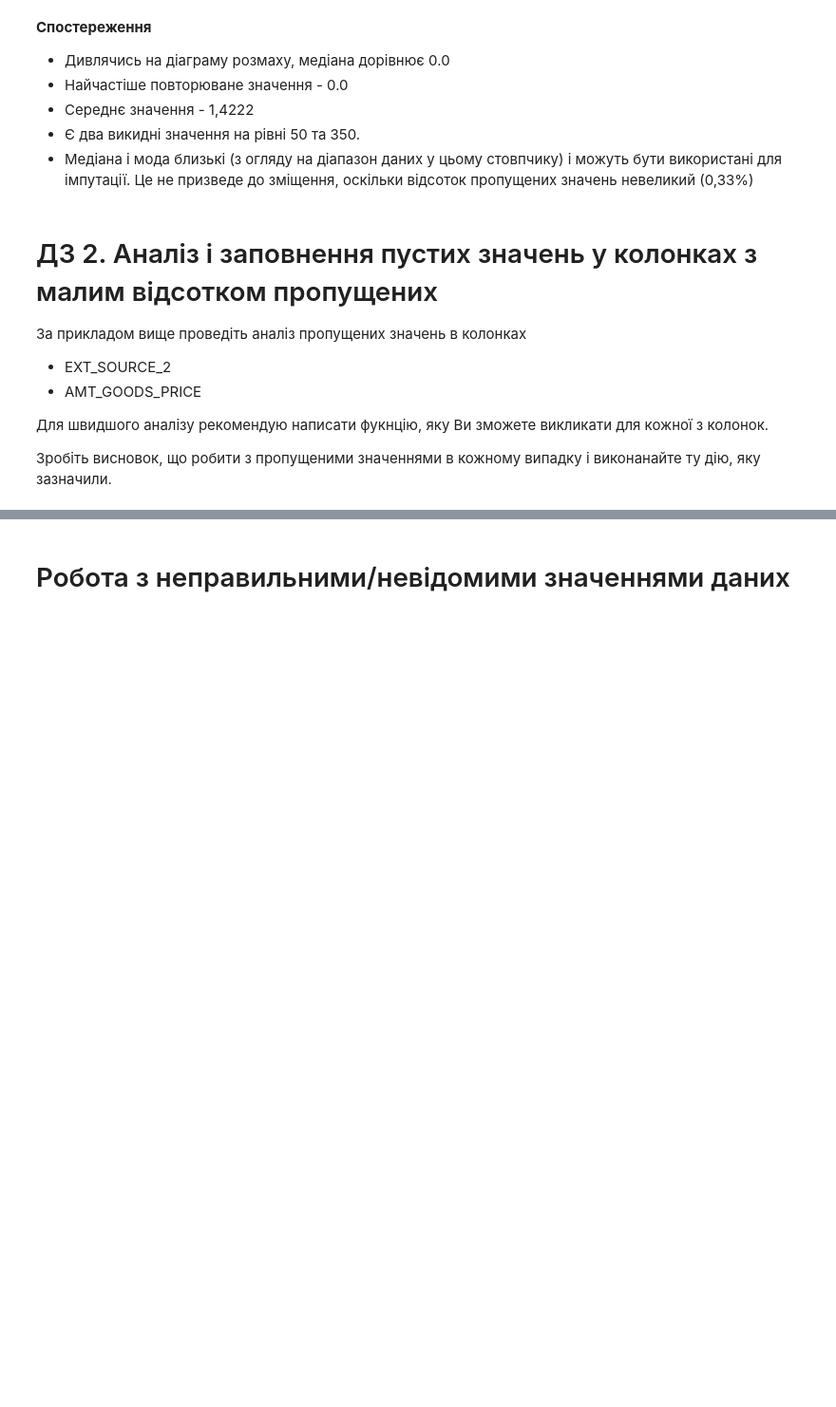
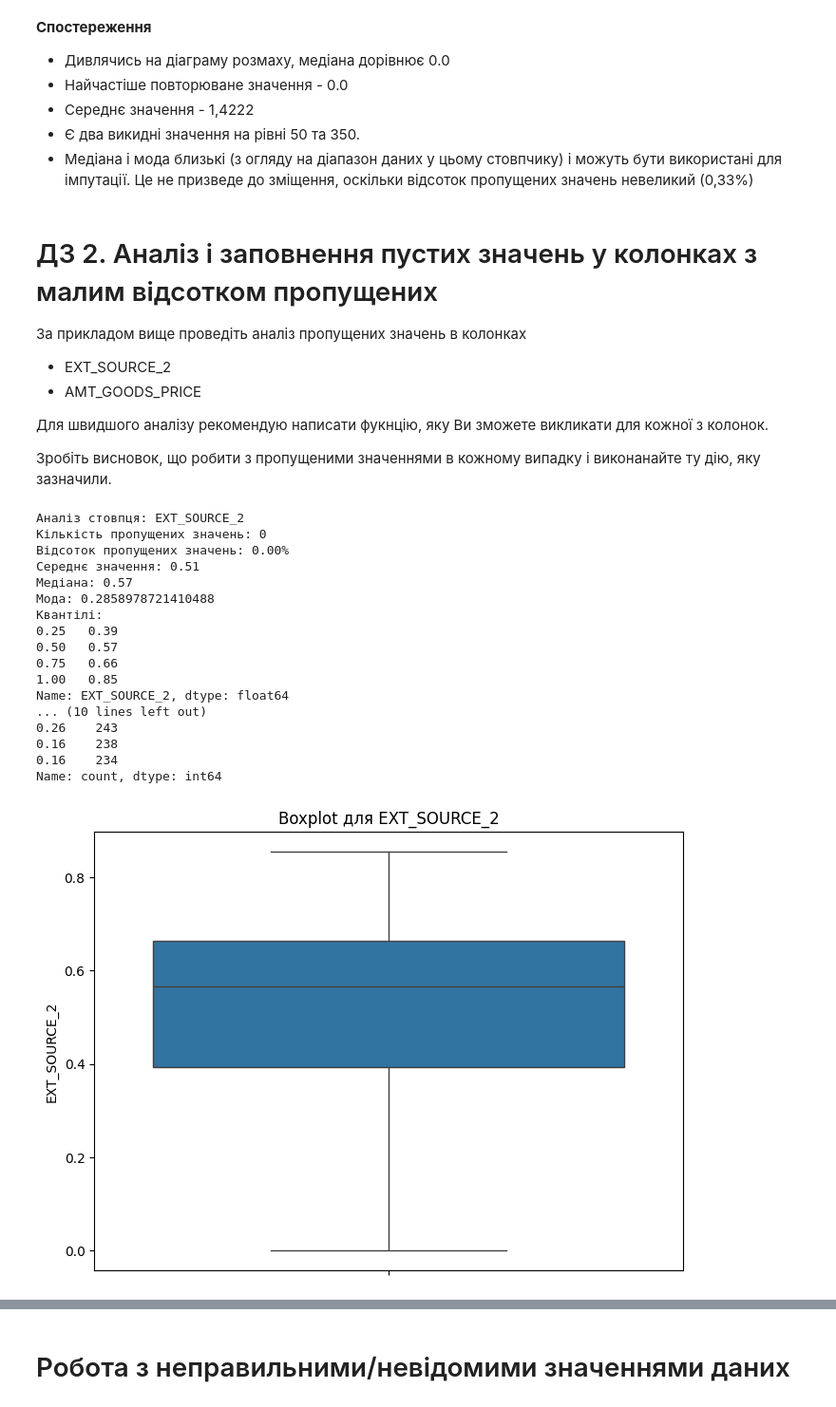
Before and after one commit to alessandrossC/ML-for-people, a Jupyter notebook: HW_1_2_Credit_EDA.ipynb, the cells around one changed output, grey strips where cells are left out. Shown at 95% size. Drawn from its saved outputs; the diff is of its cells as text; code cells hidden in the pictures; blank space fills up the shorter version.

```diff
--- a/HW_1_2_Credit_EDA.ipynb
+++ b/HW_1_2_Credit_EDA.ipynb
@@ -656,8 +656,6 @@ df.OBS_30_CNT_SOCIAL_CIRCLE.mean()
 - Середнє значення - 1,4222
 - Є два викидні значення на рівні 50 та 350.
 - Медіана і мода близькі (з огляду на діапазон даних у цьому стовпчику) і можуть бути використані для імпутації. Це не призведе до зміщення, оскільки відсоток пропущених значень невеликий (0,33%)
-# %%
-df['OBS_30_CNT_SOCIAL_CIRCLE'].fillna(df['OBS_30_CNT_SOCIAL_CIRCLE'].median(), inplace=True)
 # %% [markdown]
 # ДЗ 2. Аналіз і заповнення пустих значень у колонках з малим відсотком пропущених
 
@@ -668,3 +666,65 @@ df['OBS_30_CNT_SOCIAL_CIRCLE'].fillna(df['OBS_30_CNT_SOCIAL_CIRCLE'].median(), i
 Для швидшого аналізу рекомендую написати фукнцію, яку Ви зможете викликати для кожної з колонок.
 
 Зробіть висновок, що робити з пропущеними значеннями в кожному випадку і виконанайте ту дію, яку зазначили.
+# %%
+def analyze_missing_column(df, column_name):
+
+    # Кількість і відсоток пропущених значень
+    missing_count = df[column_name].isnull().sum()
+    missing_percentage = df[column_name].isnull().mean() * 100
+
+    # Основні статистичні показники
+    mean_value = df[column_name].mean()
+    median_value = df[column_name].median()
+    mode_value = df[column_name].mode()[0] if not df[column_name].mode().empty else None
+    quantiles = df[column_name].quantile([0.25, 0.5, 0.75, 1.0])
+
+    # Показати
+    print(f"Аналіз стовпця: {column_name}")
+    print(f"Кількість пропущених значень: {missing_count}")
+    print(f"Відсоток пропущених значень: {missing_percentage:.2f}%")
+    print(f"Середнє значення: {mean_value:.2f}")
+    print(f"Медіана: {median_value:.2f}")
+    print(f"Мода: {mode_value}")
+    print(f"Квантілі:\n{quantiles}\n")
+    print("Топ-10 найчастіших значень:")
+    print(df[column_name].value_counts().head(10))
+
+    # Побудова Boxplot
+    plt.figure(figsize=(8, 6))
+    sns.boxplot(y=df[column_name])
+    plt.title(f'Boxplot для {column_name}')
+    plt.show()
+
+    return {
+        "missing_count": missing_count,
+        "missing_percentage": missing_percentage,
+        "mean": mean_value,
+        "median": median_value,
+        "mode": mode_value,
+    }
+
+# Аналіз стовпця EXT_SOURCE_2
+result_ext_source_2 = analyze_missing_column(df, 'EXT_SOURCE_2')
+
+# Аналіз стовпця AMT_GOODS_PRICE
+result_amt_goods_price = analyze_missing_column(df, 'AMT_GOODS_PRICE')
+# %% [output]
+Аналіз стовпця: EXT_SOURCE_2
+Кількість пропущених значень: 0
+Відсоток пропущених значень: 0.00%
+Середнє значення: 0.51
+Медіана: 0.57
+Мода: 0.2858978721410488
+Квантілі:
+0.25   0.39
+0.50   0.57
+0.75   0.66
+1.00   0.85
+Name: EXT_SOURCE_2, dtype: float64
+... (10 lines left out)
+0.26    243
+0.16    238
+0.16    234
+Name: count, dtype: int64
+[figure, added]
```
Also changed, not shown: parts of 90 cells of this notebook.
